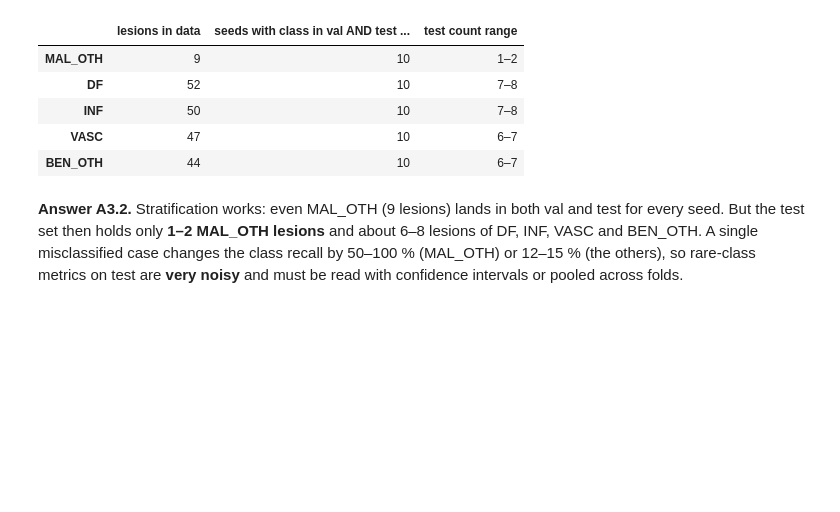
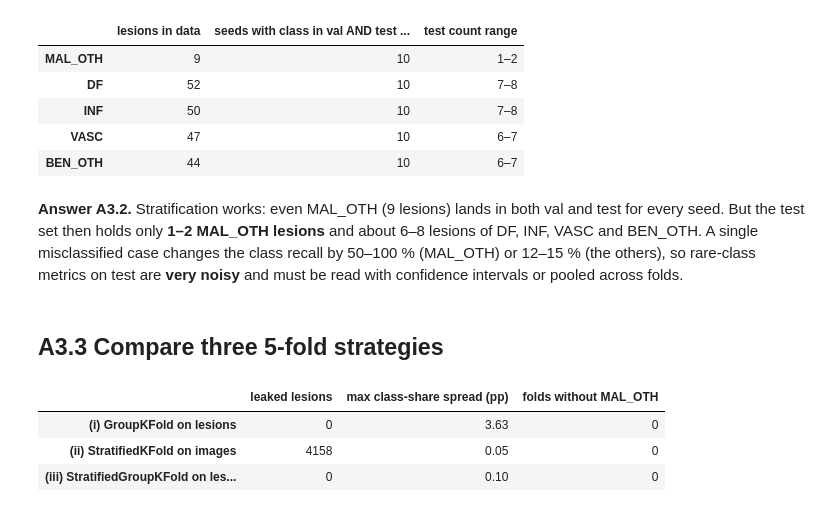
Before and after one commit to Lio02/milk10k-cv, a Jupyter notebook: notebooks/homework_part_a.ipynb, the cells around one changed output. Cells and saved outputs as stored; diff of their text form; code cells hidden in the pictures; blank space fills up the shorter version.

Commit message:
A3.3: compare GroupKFold, StratifiedKFold, StratifiedGroupKFold

```diff
--- a/notebooks/homework_part_a.ipynb
+++ b/notebooks/homework_part_a.ipynb
@@ -463,3 +463,37 @@ pd.DataFrame({
 | BEN_OTH | 44 | 10 | 6–7 |
 # %% [markdown]
 **Answer A3.2.** Stratification works: even MAL_OTH (9 lesions) lands in both val and test for every seed. But the test set then holds only **1–2 MAL_OTH lesions** and about 6–8 lesions of DF, INF, VASC and BEN_OTH. A single misclassified case changes the class recall by 50–100 % (MAL_OTH) or 12–15 % (the others), so rare-class metrics on test are **very noisy** and must be read with confidence intervals or pooled across folds.
+# %% [markdown]
+## A3.3 Compare three 5-fold strategies
+# %%
+from sklearn.model_selection import GroupKFold, StratifiedKFold
+
+def evaluate_folds(fold_of_image):
+    """fold_of_image: Series (index = images.index) with the val fold of every image."""
+    per_lesion = fold_of_image.groupby(images.lesion_id).nunique()
+    leaked = int((per_lesion > 1).sum())
+    props = pd.crosstab(fold_of_image, images.dx, normalize="index")      # class share per val fold
+    spread = ((props.max() - props.min()) * 100).max()
+    no_mal_oth = int((pd.crosstab(fold_of_image, images.dx).get("MAL_OTH", 0) == 0).sum())
+    return {"leaked lesions": leaked, "max class-share spread (pp)": round(spread, 2), "folds without MAL_OTH": no_mal_oth}
+
+def folds_from(splitter, table, y=None, groups=None):
+    fold = pd.Series(-1, index=table.index)
+    for k, (_, val_idx) in enumerate(splitter.split(table, y, groups)):
+        fold.iloc[val_idx] = k
+    return fold
+
+lt_idx = lesion_table.set_index("lesion_id")
+to_images = lambda lesion_fold: images.lesion_id.map(pd.Series(lesion_fold.values, index=lesion_table.lesion_id))
+
+res = {
+    "(i) GroupKFold on lesions": evaluate_folds(to_images(folds_from(GroupKFold(n_splits=5), lesion_table, groups=lesion_table.lesion_id))),
+    "(ii) StratifiedKFold on images": evaluate_folds(folds_from(StratifiedKFold(n_splits=5, shuffle=True, random_state=SEED), images, y=images.dx)),
+    "(iii) StratifiedGroupKFold on lesions": evaluate_folds(to_images(folds_from(StratifiedGroupKFold(n_splits=5, shuffle=True, random_state=SEED), lesion_table, y=lesion_table.dx, groups=lesion_table.lesion_id))),
+}
+pd.DataFrame.from_dict(res, orient="index")
+# %% [output]
+|  | leaked lesions | max class-share spread (pp) | folds without MAL_OTH |
+| (i) GroupKFold on lesions | 0 | 3.63 | 0 |
+| (ii) StratifiedKFold on images | 4158 | 0.05 | 0 |
+| (iii) StratifiedGroupKFold on les... | 0 | 0.10 | 0 |
```
Also changed, not shown: parts of 1 cell of this notebook.
